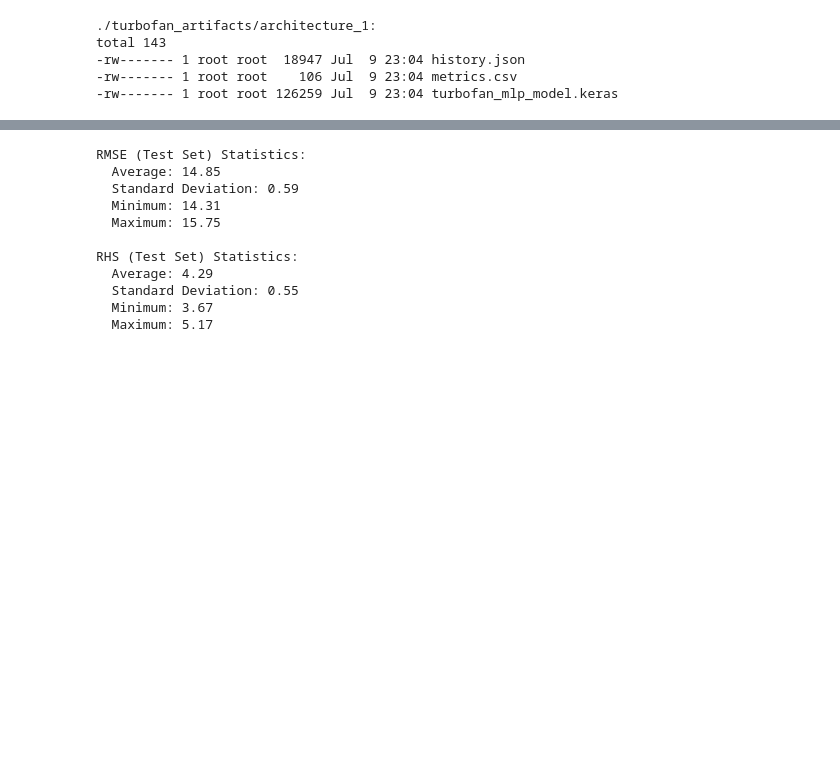
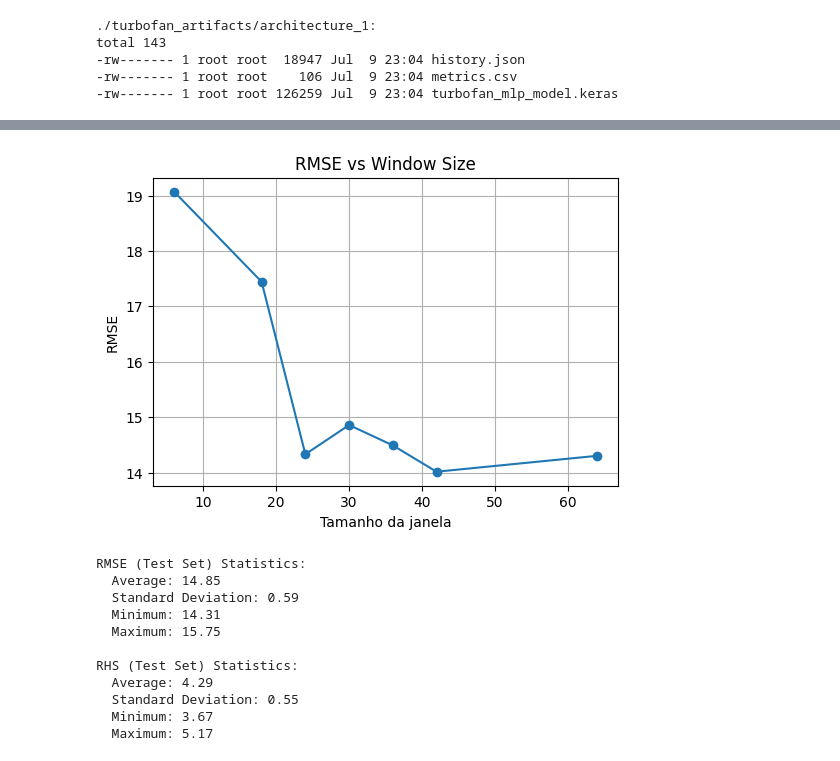
Before and after one commit to daviseemann/turbofan-rul-prediction-cmapss, a Jupyter notebook: notebooks/MLP-3-outras-janelas.ipynb, the cells around one changed output, grey strips where cells are left out. Saved outputs shown, nothing was run; the diff lists cells and outputs as text; code cells hidden in the pictures; blank space fills up the shorter version.

```diff
--- a/notebooks/MLP-3-outras-janelas.ipynb
+++ b/notebooks/MLP-3-outras-janelas.ipynb
@@ -744,0 +701,9 @@ TESTE — RHS  4 seeds = 4.29 ± 0.55
+# %%
+# ------------------------------------------------------------------
+# 1.  Hiper-parâmetros
+# ------------------------------------------------------------------
+WINDOW_SIZES   = [6, 18, 24, 30, 36, 42, 64]   # ajuste à vontade
+BATCH_SIZE     = 128
+N_EPOCHS       = 200
+PATIENCE_ES    = 20
+SEED_FIXED     = 42                             # troque se quiser
@@ -744,0 +778,10 @@ TESTE — RHS  4 seeds = 4.29 ± 0.55
+# %%
+# ------------------------------------------------------------------
+# 4.  Loop principal
+# ------------------------------------------------------------------
+results = []
+for w in WINDOW_SIZES:
+    print(f"Avaliando janela = {w}")
+    X_all, y_all, X_test, y_test, _ = build_matrices(w)  # descartamos _
+    rmse, rhs = train_full_and_test(X_all, y_all, X_test, y_test)
+    results.append({"window_size": w, "rmse": rmse, "rhs": rhs})
@@ -744,0 +796,3 @@ TESTE — RHS  4 seeds = 4.29 ± 0.55
+# %%
+results_df = pd.DataFrame(results).sort_values("window_size")
+display(results_df)
@@ -745,3 +808,17 @@ TESTE — RHS  4 seeds = 4.29 ± 0.55
+# %%
+
+# ------------------------------------------------------------------
+# 5.  Visualização rápida
+# ------------------------------------------------------------------
+plt.figure(figsize=(6, 4))
+plt.plot(results_df["window_size"], results_df["rmse"], marker="o")
+plt.title("RMSE vs Window Size")
+plt.xlabel("Tamanho da janela")
+plt.ylabel("RMSE")
+plt.grid(True)
+plt.show()
+# %% [output]
+[figure, added]
 # %%
 rmse_test_mean = rmse_test.mean()
 rmse_test_std = rmse_test.std()
```
Also changed, not shown: parts of 7 cells of this notebook.
